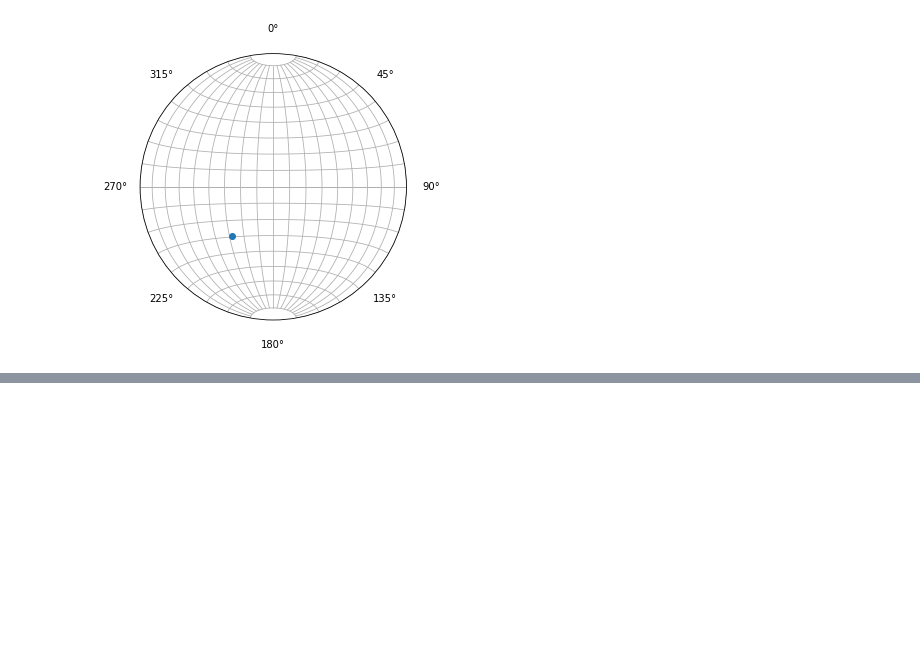
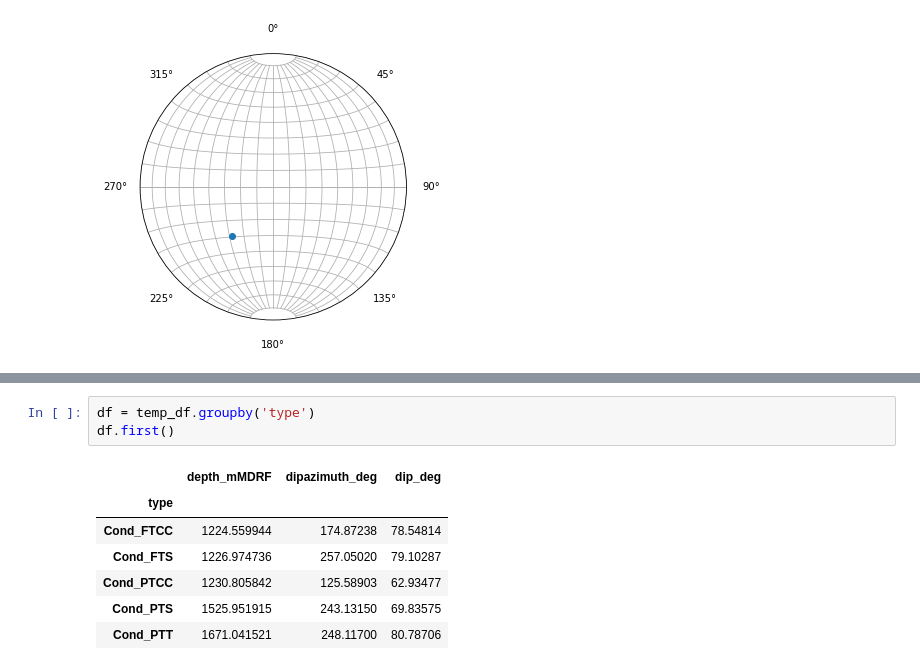
Before and after one commit to sanjuirm/Structural-Geology-and-Python, a Jupyter notebook: mplstreonet.ipynb, the cells around one changed output, grey strips where cells are left out. Drawn from its saved outputs; the diff is of its cells as text; blank space fills up the shorter version.

```diff
--- a/mplstreonet.ipynb
+++ b/mplstreonet.ipynb
@@ -73,0 +108,11 @@ plt.tight_layout()
+# %%
+df = temp_df.groupby('type')
+df.first()
+# %% [output]
+|  | depth_mMDRF | dipazimuth_deg | dip_deg |
+| type |  |  |  |
+| Cond_FTCC | 1224.559944 | 174.87238 | 78.54814 |
+| Cond_FTS | 1226.974736 | 257.05020 | 79.10287 |
+| Cond_PTCC | 1230.805842 | 125.58903 | 62.93477 |
+| Cond_PTS | 1525.951915 | 243.13150 | 69.83575 |
+| Cond_PTT | 1671.041521 | 248.11700 | 80.78706 |
```
Also changed, not shown: parts of 6 cells of this notebook.
